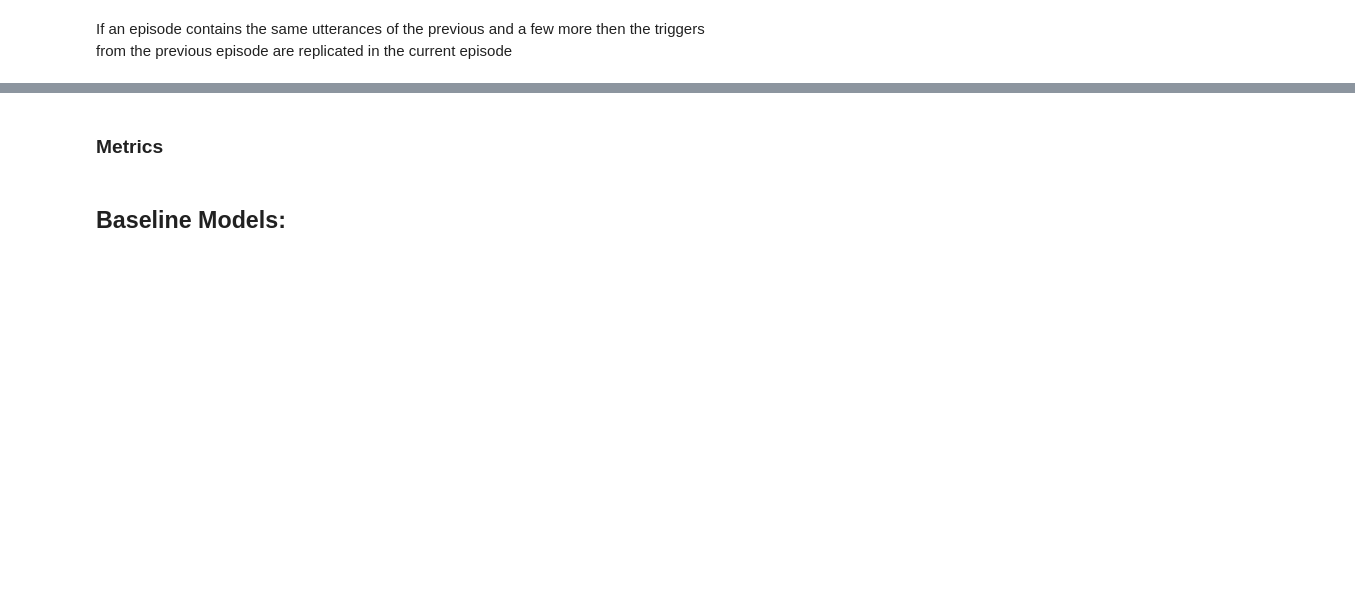
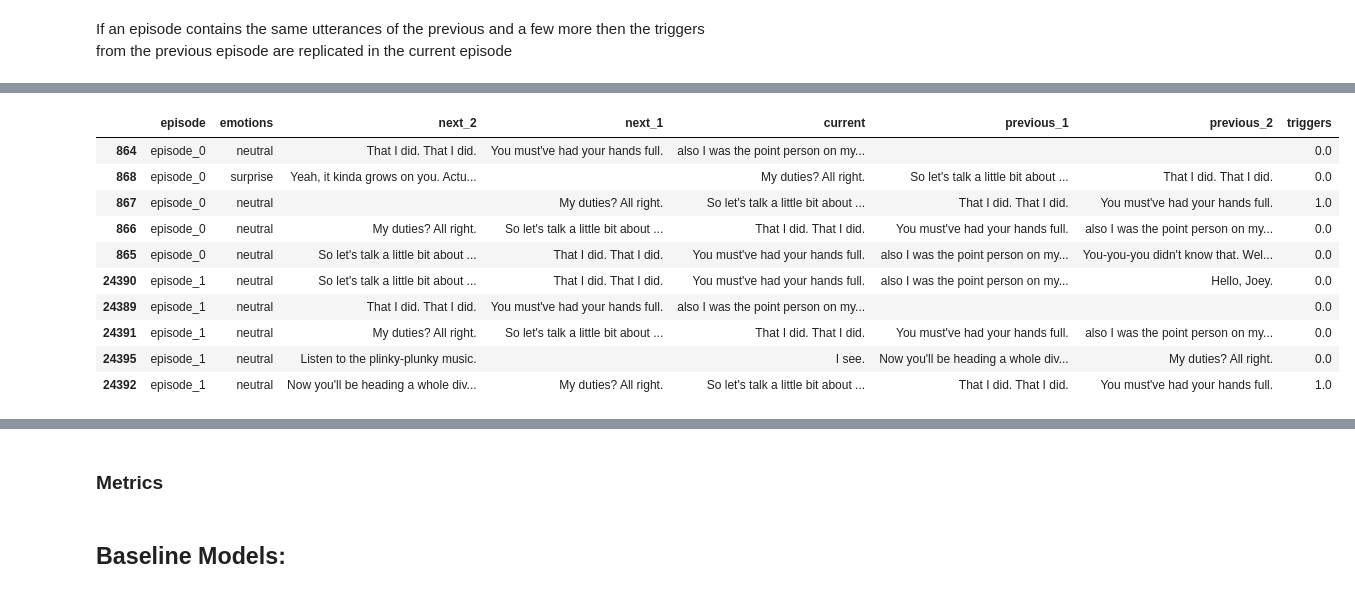
Before and after one commit to LeonardoM999/NLP-project, a Jupyter notebook: project.ipynb, the cells around one changed output, grey strips where cells are left out. Cells and saved outputs as stored; diff of their text form; code cells hidden in the pictures; blank space fills up the shorter version.

Commit message:
Made variable context window. Baseline model and metrics adapted to it. (with outputs)

```diff
--- a/project.ipynb
+++ b/project.ipynb
@@ -78,6 +133,6 @@ df.drop(columns=[SPEAKERS], inplace=True)
 # %%
 ### Remove Nones from the triggers
 
-df[TRIGGERS] = df[TRIGGERS].apply(
+raw_df[TRIGGERS] = raw_df[TRIGGERS].apply(
     lambda trig_seq: np.array([0.0 if t is None else t for t in trig_seq])
 )
@@ -149,7 +213,7 @@ def split_data(df: pd.DataFrame, seed: int = 42):
     return df_train, df_val, df_test
 # %%
 ### Check
-df_train, df_val, df_test = split_data(df)
-print(f"df_train len: {len(df_train)}")
-print(f"df_val len: {len(df_val)}")
-print(f"df_test len: {len(df_test)}")
+df_train_t, df_val_t, df_test_t = split_data(clean_df)
+print(f"df_train len: {len(df_train_t)}")
+print(f"df_val len: {len(df_val_t)}")
+print(f"df_test len: {len(df_test_t)}")
@@ -174,0 +228,32 @@ print(emotions_dict)
+# %%
+def explode_add_context(df: pd.DataFrame, ctxt_win_len: int = 1) -> pd.DataFrame:
+    # TODO ok che context_window sia il numero di utt future == numero utt passate invece che la len di tutta la window?
+
+    ### Flatten the lists of utterances,triggers,emotions into new rows of the dataframe
+    exploded_df = df.explode([UTTERANCES, TRIGGERS, EMOTIONS], ignore_index=True)
+    exploded_df.rename(columns={UTTERANCES: "current"}, inplace=True)
+    exploded_df.head(10)
+
+    ### Pair shifted columns of utterances to the exploded df to make previous and next
+    for i in range(1, ctxt_win_len + 1):
+        padding_cells = pd.Series([" " for _ in range(i)])
+
+        next_col = pd.concat(
+            (exploded_df["current"][i:], padding_cells), copy=False
+        ).to_list()
+        exploded_df.insert(loc=2, column=f"next_{i}", value=next_col)
+
+        previous_col = pd.concat(
+            (padding_cells, exploded_df["current"][:-i]), copy=False
+        ).to_list()
+        exploded_df.insert(loc=2 + 2 * i, column=f"previous_{i}", value=previous_col)
+
+    ### Remove the previous of the first utterance and the next of the last utterance of each episode
+    for i in range(1, len(exploded_df) - 1):
+        for j in range(1, ctxt_win_len + 1):
+            if exploded_df[EPISODE][i] != exploded_df[EPISODE][i - 1]:
+                exploded_df[f"next_{j}"][i - j] = " "
+                exploded_df[f"previous_{j}"][i] = " "
+
+    exploded_df.sort_values(by=EPISODE, inplace=True)
+    return exploded_df
@@ -174,0 +278,15 @@ print(emotions_dict)
+# %%
+dff = explode_add_context(df_train_t, 2)
+dff.head(10)
+# %% [output]
+|  | episode | emotions | next_2 | next_1 | current | previous_1 | previous_2 | triggers |
+| 864 | episode_0 | neutral | That I did. That I did. | You must've had your hands full. | also I was the point person on my... |  |  | 0.0 |
+| 868 | episode_0 | surprise | Yeah, it kinda grows on you. Actu... |  | My duties? All right. | So let's talk a little bit about ... | That I did. That I did. | 0.0 |
+| 867 | episode_0 | neutral |  | My duties? All right. | So let's talk a little bit about ... | That I did. That I did. | You must've had your hands full. | 1.0 |
+| 866 | episode_0 | neutral | My duties? All right. | So let's talk a little bit about ... | That I did. That I did. | You must've had your hands full. | also I was the point person on my... | 0.0 |
+| 865 | episode_0 | neutral | So let's talk a little bit about ... | That I did. That I did. | You must've had your hands full. | also I was the point person on my... | You-you-you didn't know that. Wel... | 0.0 |
+| 24390 | episode_1 | neutral | So let's talk a little bit about ... | That I did. That I did. | You must've had your hands full. | also I was the point person on my... | Hello, Joey. | 0.0 |
+| 24389 | episode_1 | neutral | That I did. That I did. | You must've had your hands full. | also I was the point person on my... |  |  | 0.0 |
+| 24391 | episode_1 | neutral | My duties? All right. | So let's talk a little bit about ... | That I did. That I did. | You must've had your hands full. | also I was the point person on my... | 0.0 |
+| 24395 | episode_1 | neutral | Listen to the plinky-plunky music. |  | I see. | Now you'll be heading a whole div... | My duties? All right. | 0.0 |
+| 24392 | episode_1 | neutral | Now you'll be heading a whole div... | My duties? All right. | So let's talk a little bit about ... | That I did. That I did. | You must've had your hands full. | 1.0 |
```
Also changed, not shown: parts of 33 cells of this notebook, 1 other file.
